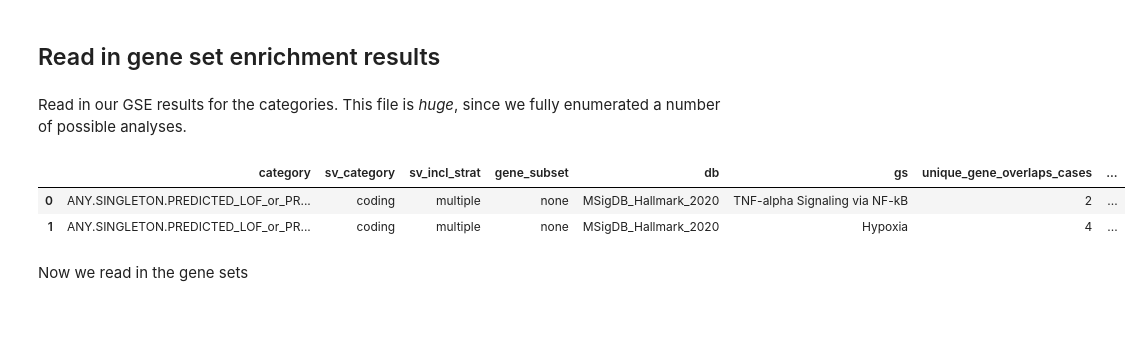
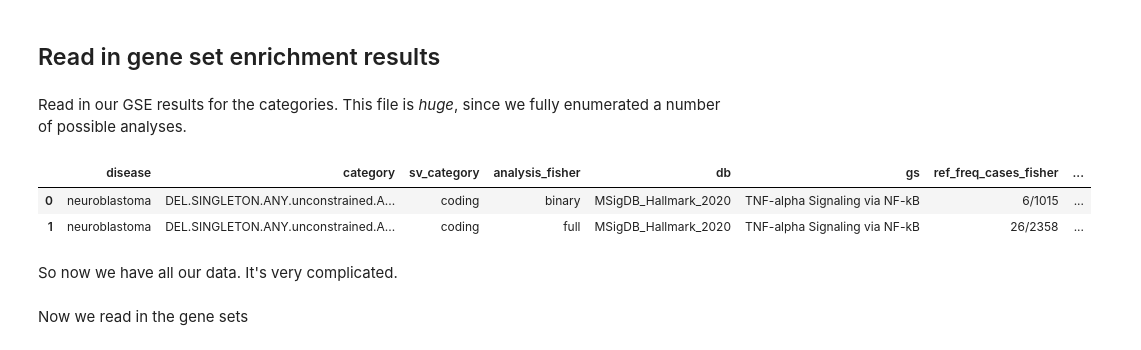
Before and after one commit to vanallenlab/ped_germline_SV, a Jupyter notebook: jett_analysis/pgsvs-analyze-gsea-results.ipynb, the cells around one changed output. Cells and saved outputs as stored; diff of their text form; code cells hidden in the pictures; blank space fills up the shorter version.

```diff
--- a/jett_analysis/pgsvs-analyze-gsea-results.ipynb
+++ b/jett_analysis/pgsvs-analyze-gsea-results.ipynb
@@ -166 +171,14 @@ nbl_framework_results = pd.concat([nbl_singleton_coding_framework_results, nbl_r
+# %%
+p_val_cutoffs = {
+    "neuroblastoma-coding": 0.05 / 279,
+    "neuroblastoma-noncoding": 0.05 / 940,
+    "ewing-coding": 0.05 / 267,
+    "ewing-noncoding": 0.05 / 916,
+}
+# %%
+framework_results["bonferroni_significant"] = framework_results.apply(
+    lambda row: row["p_value"]
+    < p_val_cutoffs[row["disease"] + "-" + row["sv_category"]],
+    axis=1,
+)
 # %%
@@ -247,6 +260,26 @@ category_sv_gse_results = pd.read_csv('data/cwas-results/cwas-gene-set-enrichmen
+# %%
+# also read in the baseline category results
+baseline_gse_results = pd.read_csv(
+    "data/cwas-results/category-gene-set-raw-significance.csv"
+)[["category", "db", "gs", "expected", "data", "odds_ratio", "p", "fdr_p"]]
+baseline_gse_results = baseline_gse_results.drop_duplicates(
+    subset=["category", "db", "gs"]
+)
+
+# merge again
+overlap_cols = ["category", "db", "gs"]
+baseline_gse_results.columns = [
+    c + "_cat_baseline" if c not in overlap_cols else c
+    for c in baseline_gse_results.columns
+]
+combined_gse_results = combined_gse_results.merge(baseline_gse_results, on=overlap_cols)
+# %%
+combined_gse_results = combined_gse_results[
+    ~(combined_gse_results["db"].isin(["custom", "Reactome_2022"]))
+]
 # %%
-category_sv_gse_results.head(2)
+combined_gse_results.head(2)
 # %% [output]
-|  | category | sv_category | sv_incl_strat | gene_subset | db | gs | unique_gene_overlaps_cases | ... |
-| 0 | ANY.SINGLETON.PREDICTED_LOF_or_PR... | coding | multiple | none | MSigDB_Hallmark_2020 | TNF-alpha Signaling via NF-kB | 2 | ... |
-| 1 | ANY.SINGLETON.PREDICTED_LOF_or_PR... | coding | multiple | none | MSigDB_Hallmark_2020 | Hypoxia | 4 | ... |
+|  | disease | category | sv_category | analysis_fisher | db | gs | ref_freq_cases_fisher | ... |
+| 0 | neuroblastoma | DEL.SINGLETON.ANY.unconstrained.A... | coding | binary | MSigDB_Hallmark_2020 | TNF-alpha Signaling via NF-kB | 6/1015 | ... |
+| 1 | neuroblastoma | DEL.SINGLETON.ANY.unconstrained.A... | coding | full | MSigDB_Hallmark_2020 | TNF-alpha Signaling via NF-kB | 26/2358 | ... |
@@ -253 +291,3 @@ category_sv_gse_results.head(2)
+# %% [markdown]
+So now we have all our data. It's very complicated.
 # %%
```
Also changed, not shown: parts of 186 cells of this notebook, 17 other files.
